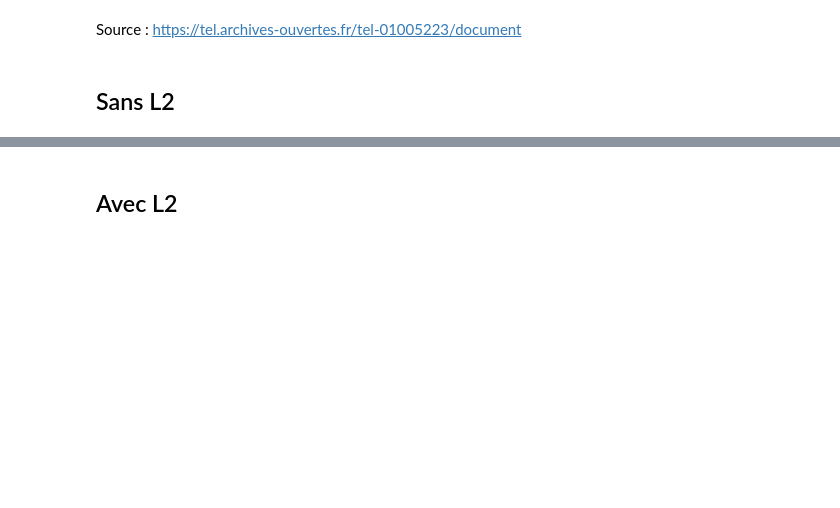
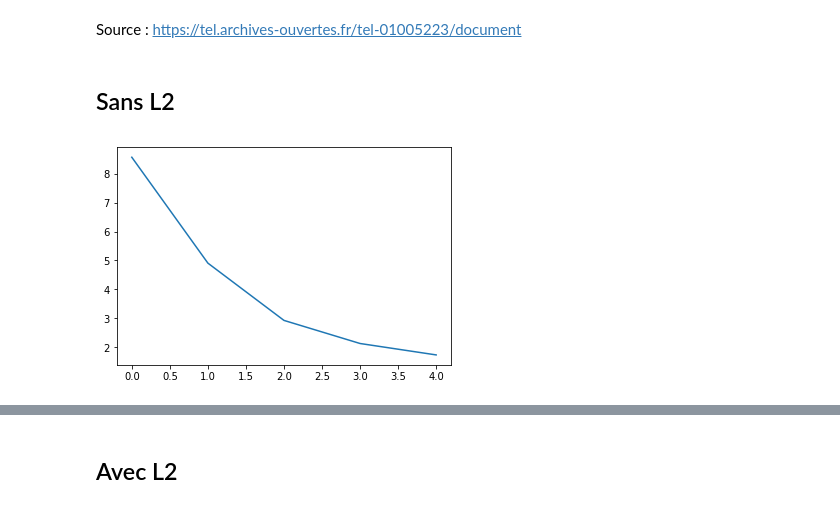
Before and after one commit to DoriaHammadi/FDMS, a Jupyter notebook: TME4/Untitled.ipynb, the cells around one changed output, grey strips where cells are left out. Cells and saved outputs as stored; diff of their text form; code cells hidden in the pictures; blank space fills up the shorter version.

```diff
--- a/TME4/Untitled.ipynb
+++ b/TME4/Untitled.ipynb
@@ -144,9 +151,13 @@ max_iter = 100
 # %%
 rec_syst = Recommandation()
-cost = rec_syst.fit_SGD_stoch(df_train, dim, epsilon, reg_q, reg_p, max_iter,test)
+cost, res_test = rec_syst.fit_SGD_stoch(df_train, dim, epsilon, reg_q, reg_p, max_iter,test)
 
 plt.plot(range(len(cost)),cost)
 plt.show()
+plt.plot(range(len(res_test)),res_test)
+plt.show()
+# %% [output]
+[figure, added]
 # %%
 rec_syst.score(test, rel_error)
 # %% [output]
```
Also changed, not shown: parts of 17 cells of this notebook, 2 other files.
